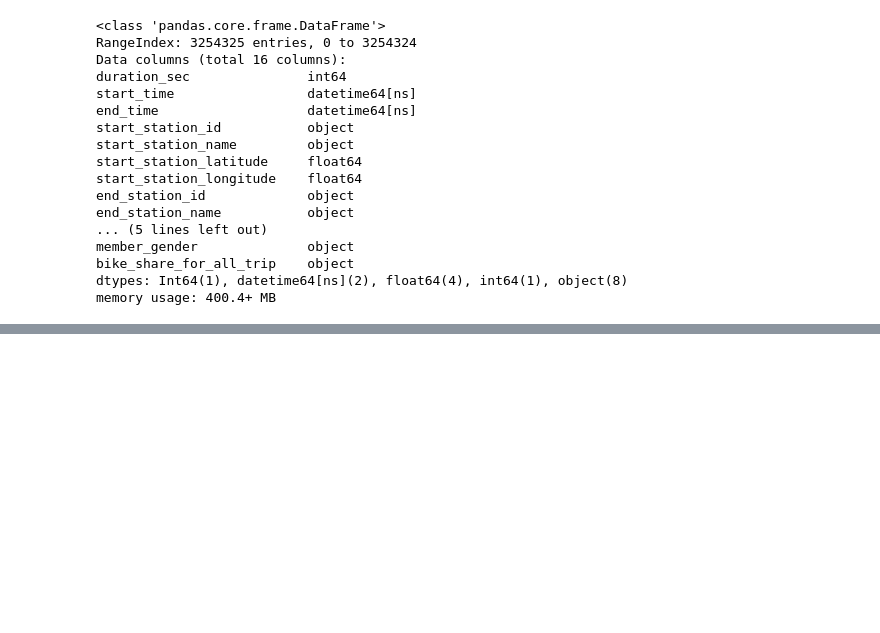
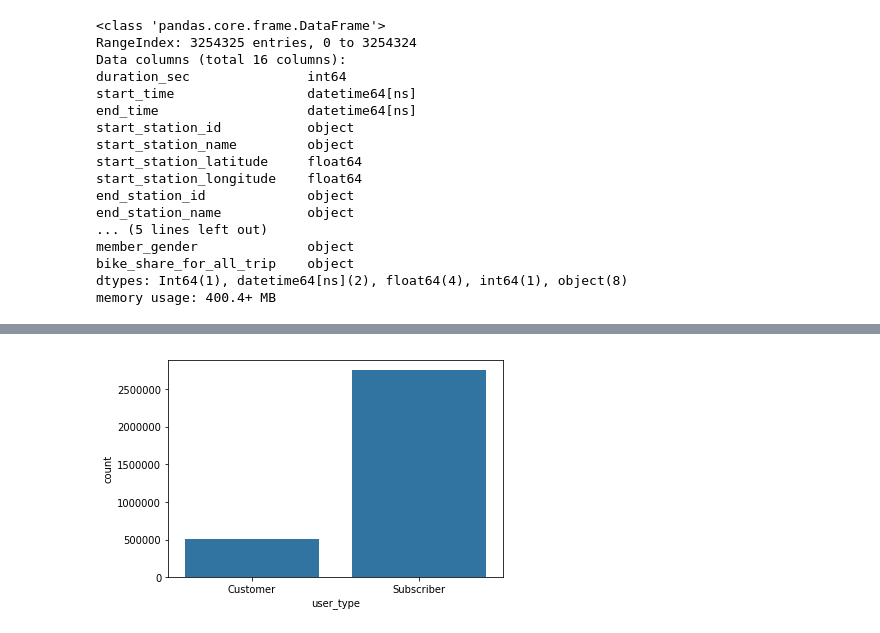
Before and after one commit to sdmccaul/udacity-da-viz, a Jupyter notebook: exploratory.ipynb, the cells around one changed output, grey strips where cells are left out. Saved outputs shown, nothing was run; the diff lists cells and outputs as text; code cells hidden in the pictures; blank space fills up the shorter version.

```diff
--- a/exploratory.ipynb
+++ b/exploratory.ipynb
@@ -120,0 +130,4 @@ del df_merged
+# %%
+sb.countplot(data = df, x = 'user_type', color = bc);
+# %% [output]
+[figure, added]
```
Also changed, not shown: parts of 10 cells of this notebook.
